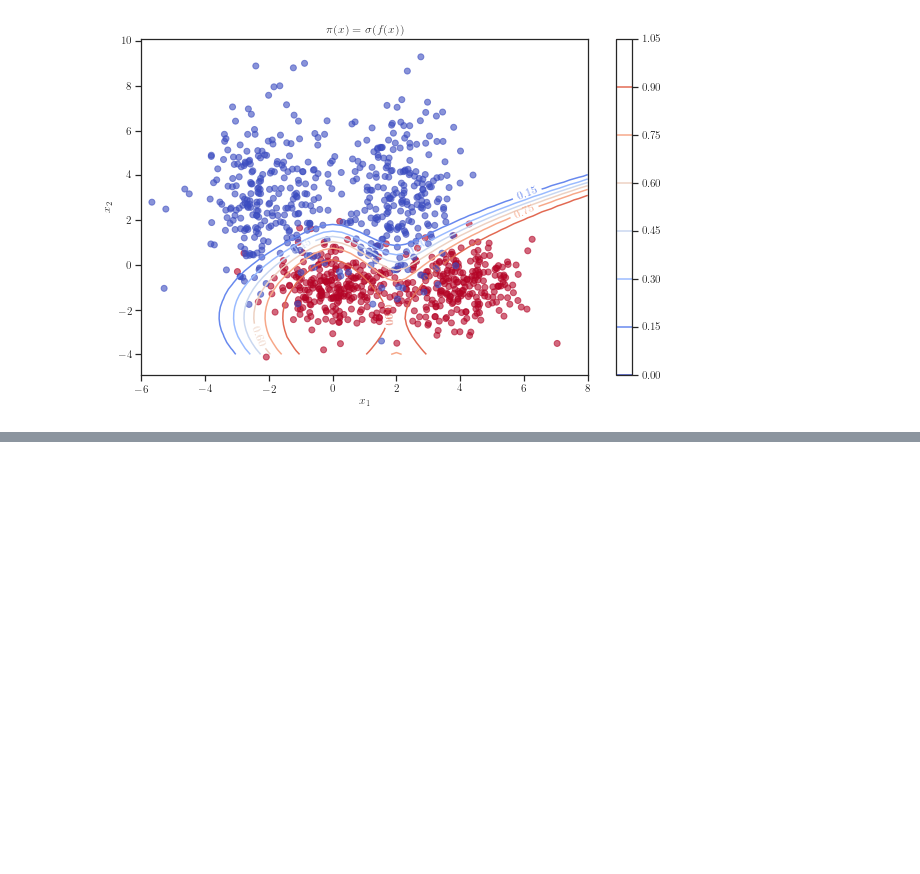
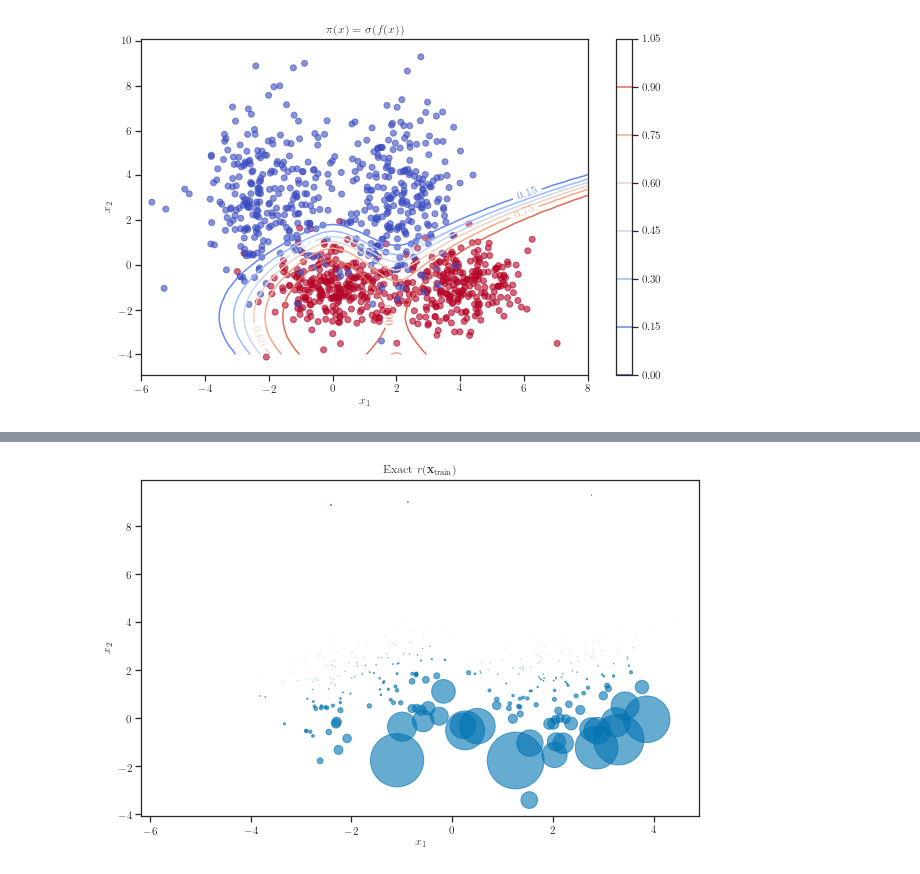
Before and after one commit to ltiao/gp-dre, a Jupyter notebook: scratch/covariate-shift-adaptation-2d-example.ipynb, the cells around one changed output, grey strips where cells are left out. Cells and saved outputs as stored; diff of their text form; code cells hidden in the pictures; blank space fills up the shorter version.

```diff
--- a/scratch/covariate-shift-adaptation-2d-example.ipynb
+++ b/scratch/covariate-shift-adaptation-2d-example.ipynb
@@ -331,2 +172,0 @@ gpdre.compile()
-# %%
-gpdre.fit(X_test, X_train, num_epochs=num_epochs)
@@ -393,0 +259,13 @@ plt.show()
+# %%
+fig, ax = plt.subplots()
+
+ax.set_title(r"Exact $r(\mathbf{x}_{\mathrm{train}})$")
+
+ax.scatter(*X_train.T, s=1e2*np.exp(model.predict(X_train)), alpha=0.6)
+
+ax.set_xlabel(r'$x_1$')
+ax.set_ylabel(r'$x_2$')
+
+plt.show()
+# %% [output]
+[figure, added]
```
Also changed, not shown: parts of 75 cells of this notebook, 11 other files.
